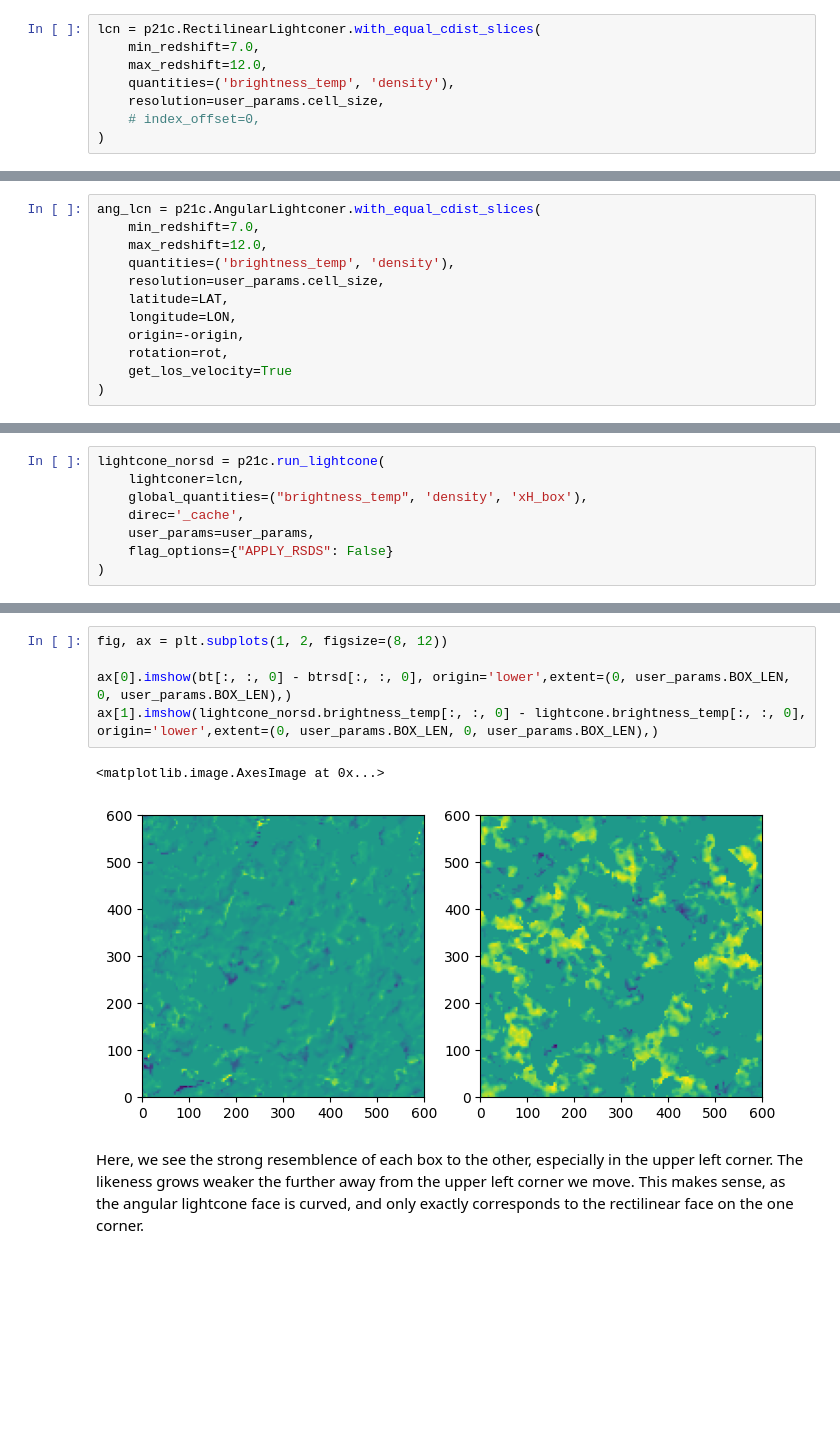
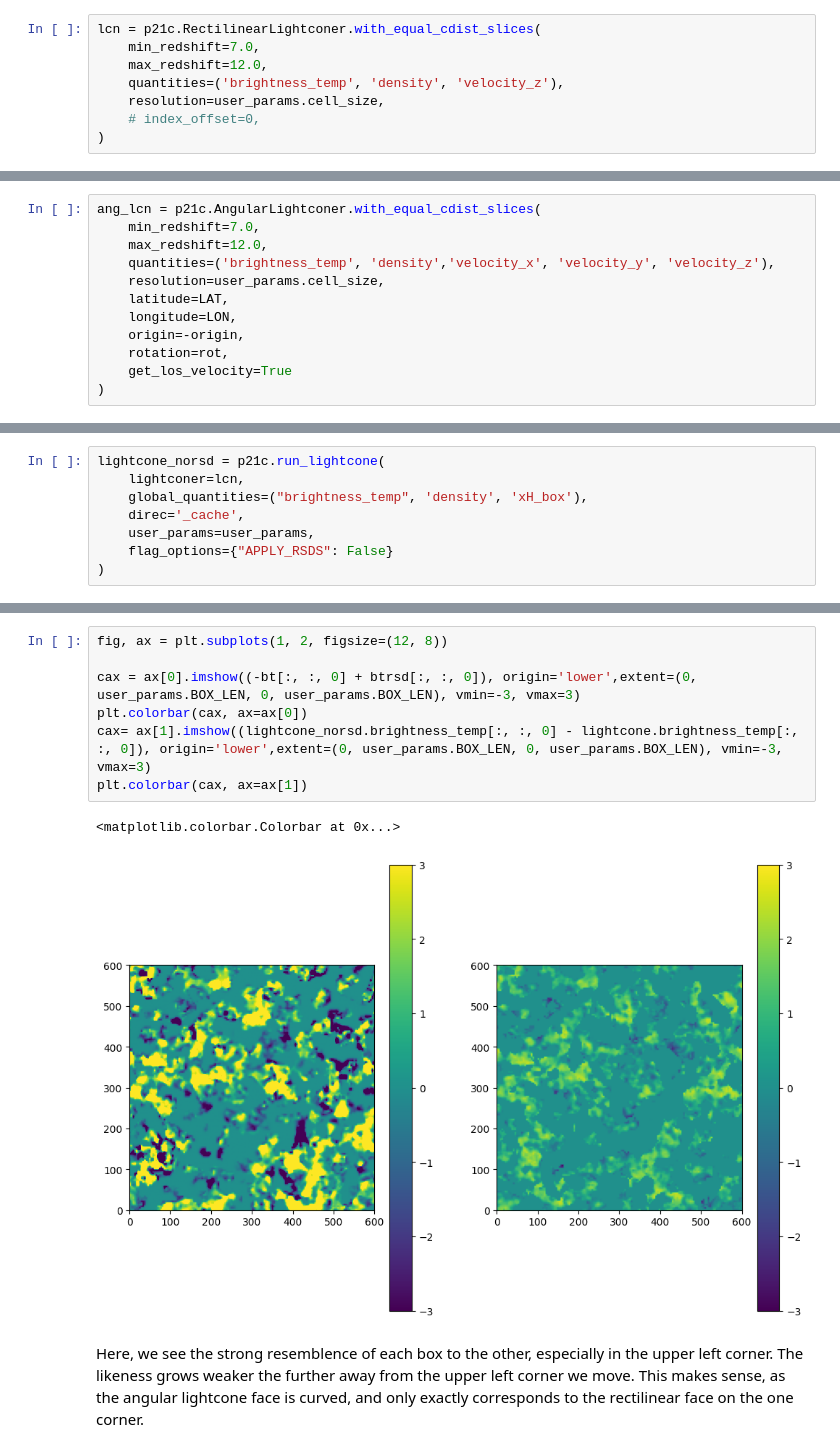
Before and after one commit to 21cmfast/21cmFAST, a Jupyter notebook: docs/tutorials/lightcones.ipynb, the cells around one changed output, grey strips where cells are left out. Cells and saved outputs as stored; diff of their text form; blank space fills up the shorter version.

```diff
--- a/docs/tutorials/lightcones.ipynb
+++ b/docs/tutorials/lightcones.ipynb
@@ -42,7 +42,7 @@ user_params = p21c.UserParams(HII_DIM=150, BOX_LEN=600, KEEP_3D_VELOCITIES=True)
 lcn = p21c.RectilinearLightconer.with_equal_cdist_slices(
     min_redshift=7.0,
     max_redshift=12.0,
-    quantities=('brightness_temp', 'density'),
+    quantities=('brightness_temp', 'density', 'velocity_z'),
     resolution=user_params.cell_size,
     # index_offset=0,
 )
@@ -100,7 +96,7 @@ Now we can construct the lightconer, using the `AngularLightconer` class. Note t
 ang_lcn = p21c.AngularLightconer.with_equal_cdist_slices(
     min_redshift=7.0,
     max_redshift=12.0,
-    quantities=('brightness_temp', 'density'),
+    quantities=('brightness_temp', 'density','velocity_x', 'velocity_y', 'velocity_z'),
     resolution=user_params.cell_size,
     latitude=LAT,
     longitude=LON,
@@ -184,11 +221,13 @@ plt.colorbar()
 # %%
-fig, ax = plt.subplots(1, 2, figsize=(8, 12))
+fig, ax = plt.subplots(1, 2, figsize=(12, 8))
 
-ax[0].imshow(bt[:, :, 0] - btrsd[:, :, 0], origin='lower',extent=(0, user_params.BOX_LEN, 0, user_params.BOX_LEN),)
-ax[1].imshow(lightcone_norsd.brightness_temp[:, :, 0] - lightcone.brightness_temp[:, :, 0], origin='lower',extent=(0, user_params.BOX_LEN, 0, user_params.BOX_LEN),)
+cax = ax[0].imshow((-bt[:, :, 0] + btrsd[:, :, 0]), origin='lower',extent=(0, user_params.BOX_LEN, 0, user_params.BOX_LEN), vmin=-3, vmax=3)
+plt.colorbar(cax, ax=ax[0])
+cax= ax[1].imshow((lightcone_norsd.brightness_temp[:, :, 0] - lightcone.brightness_temp[:, :, 0]), origin='lower',extent=(0, user_params.BOX_LEN, 0, user_params.BOX_LEN), vmin=-3, vmax=3)
+plt.colorbar(cax, ax=ax[1])
 # %% [output]
-<matplotlib.image.AxesImage at 0x...>
+<matplotlib.colorbar.Colorbar at 0x...>
-[figure, old version]
+[figure, new version]
 # %% [markdown]
 Here, we see the strong resemblence of each box to the other, especially in the upper left corner. The likeness grows weaker the further away from the upper left corner we move. This makes sense, as the angular lightcone face is curved, and only exactly corresponds to the rectilinear face on the one corner.
 # %% [markdown]
```
Also changed, not shown: parts of 20 cells of this notebook, 2 other files.
